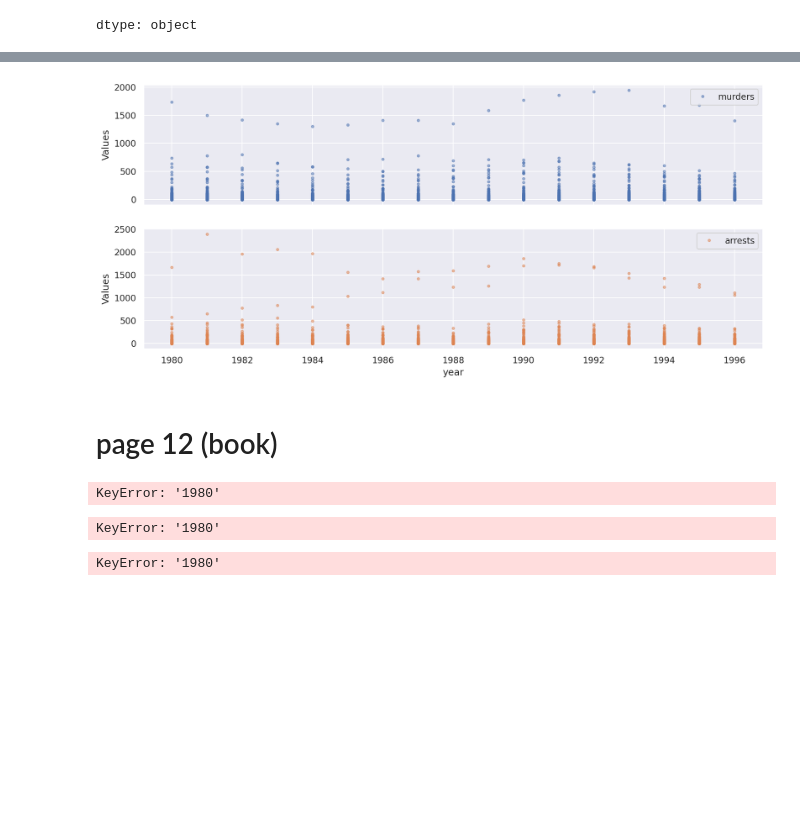
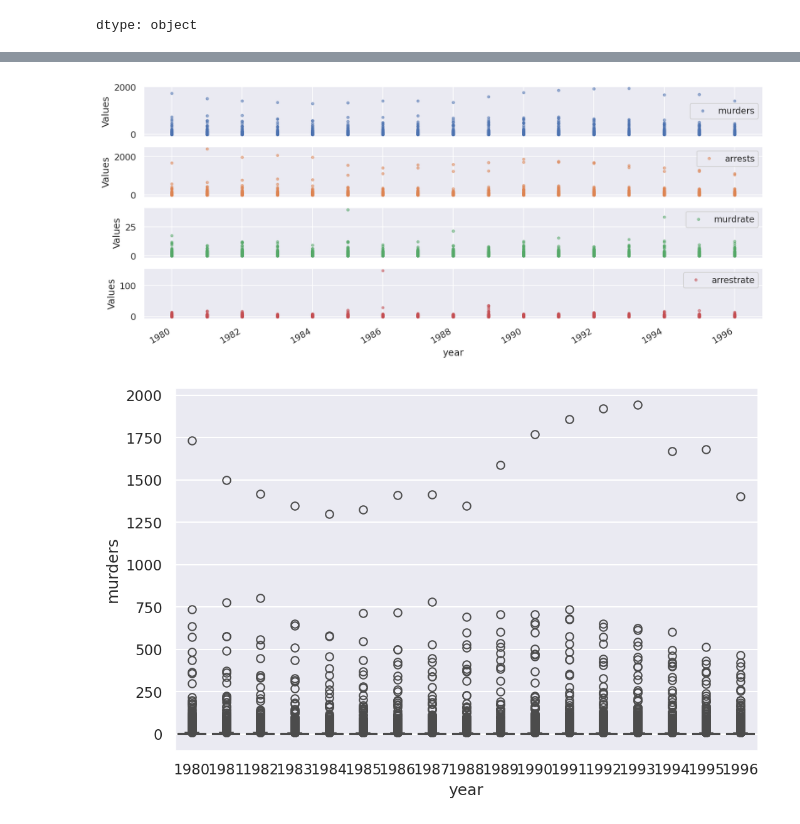
Before and after one commit to Samridhi-Aggarwaal/EDA, a Jupyter notebook: Theory_DA.ipynb, the cells around one changed output, grey strips where cells are left out. Cells and saved outputs as stored; diff of their text form; code cells hidden in the pictures; blank space fills up the shorter version.

```diff
--- a/Theory_DA.ipynb
+++ b/Theory_DA.ipynb
@@ -968,25 +986,12 @@ plt.show()
 # %%
-cols_to_plot = ['murders', 'arrests']
+cols_to_plot = ['murders', 'arrests','murdrate','arrestrate']
 axes = df[cols_to_plot].plot(marker='.', alpha=0.5,
 linestyle='None',figsize=(14, 6), subplots=True)
 for ax in axes:
     ax.set_ylabel('Values')
 # %% [output]
-[figure, old version]
+[figure, new version]
-# %% [markdown]
-# page 12 (book)
-# %%
-ax = df.loc['1980', 'murders'].plot()
-ax.set_ylabel('Murders')
-# %% [output]
-KeyError: '1980'
-# %%
-ax = df.loc['1980', 'murders'].plot(marker = 'o', linestyle = '-')
-ax.set_ylabel('Murders')
-# %% [output]
-KeyError: '1980'
-# %%
-ax = df.loc['1980':'1990', 'murders'].plot(marker = 'o', linestyle = '-')
-ax.set_ylabel('Murders')
-# %% [output]
-KeyError: '1980'
+# %%
+sns.boxplot(data=df, x='year', y='murders');
+# %% [output]
+[figure, added]
```
Also changed, not shown: parts of 40 cells of this notebook.
